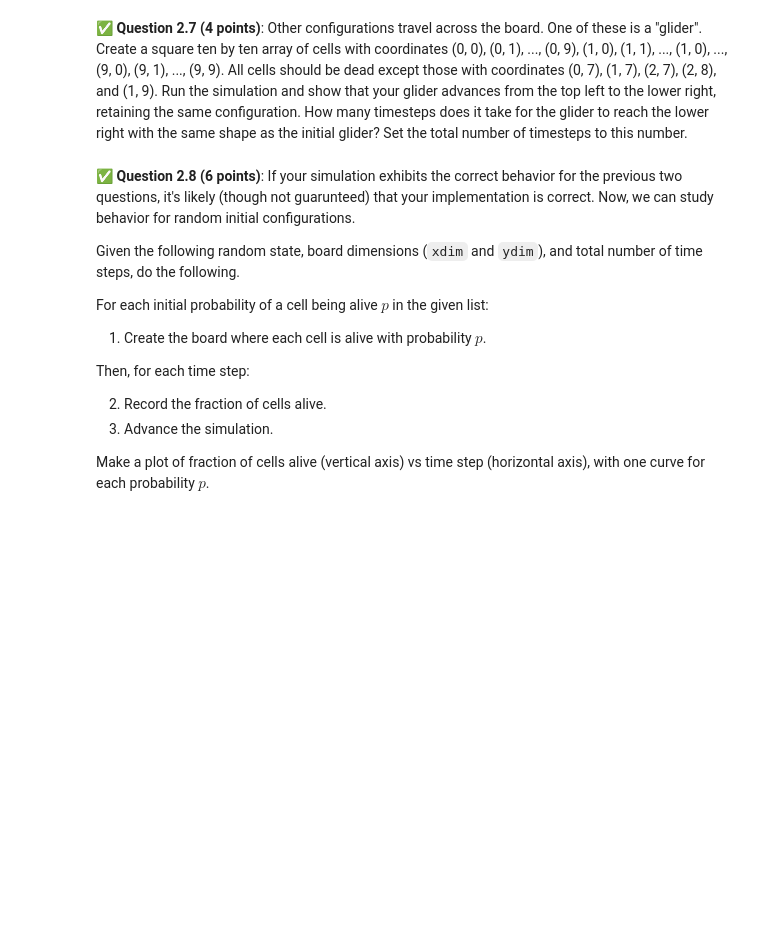
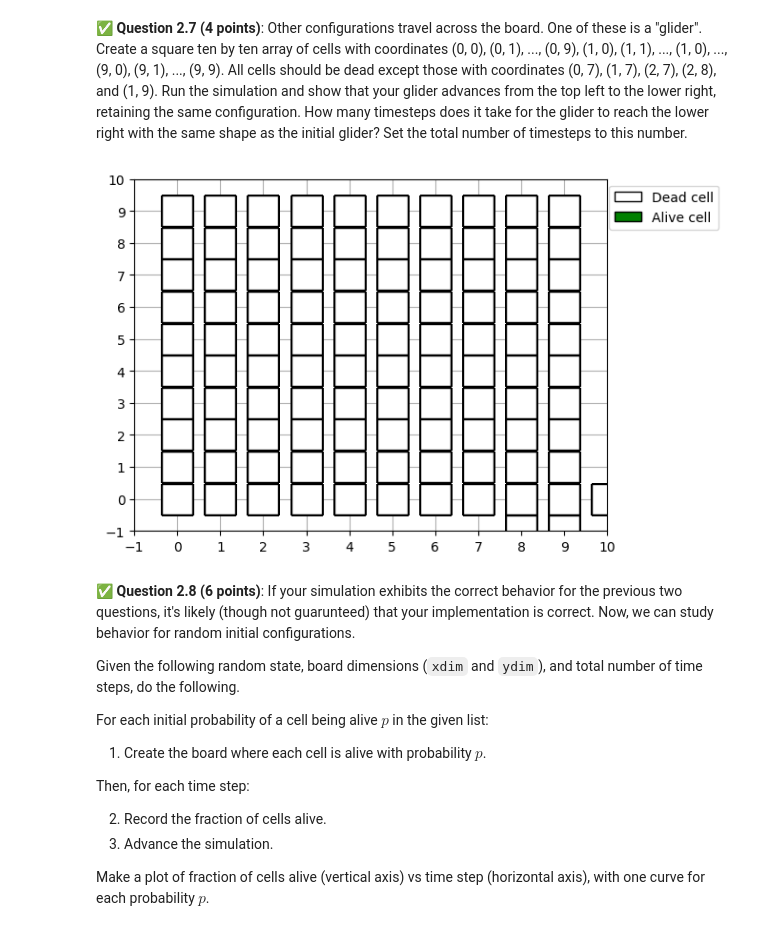
Before and after one commit to nasajoel2032/CMSE202-f25-turnin, a Jupyter notebook: hw-02/HW2.ipynb, the cells around one changed output. Cells and saved outputs as stored; diff of their text form; code cells hidden in the pictures; blank space fills up the shorter version.

```diff
--- a/hw-02/HW2.ipynb
+++ b/hw-02/HW2.ipynb
@@ -338,3 +417,27 @@ for t in range(32 + 1):
+# %%
+cells = [Cell(x, y, alive=False) for x in range(10) for y in range(10)]
+glider_coords = [(0,7), (1,7), (2,7), (2,8), (1,9)]
+for (x, y) in glider_coords:
+    for cell in cells:
+        if cell.x == x and cell.y == y:
+            cell.alive = True
+
+board = Board(cells)
+initial_pattern = sorted((c.x, c.y) for c in board.get_alive_cells())
+
+for t in range(1, 100):
+    board.run()
+    current_pattern = sorted((c.x, c.y) for c in board.get_alive_cells())
+    shifts = {(cx - ix, cy - iy) for (cx, cy), (ix, iy) in zip(current_pattern, initial_pattern)}
+    if len(shifts) == 1:
+        dx, dy = list(shifts)[0]
+        if dx == dy:
+            print(f" {t} timesteps, shifted by ({dx},{dy}).")
+            total_timesteps = t
+            break
+    board.show(xlim=(-1, 10), ylim=(-1, 10))
+# %% [output]
+[figure, added]
 # %% [markdown]
 &#9989; **Question 2.8 (6 points)**: If your simulation exhibits the correct behavior for the previous two questions, it's likely (though not guarunteed) that your implementation is correct. Now, we can study behavior for random initial configurations.
 
```
Also changed, not shown: parts of 17 cells of this notebook.
